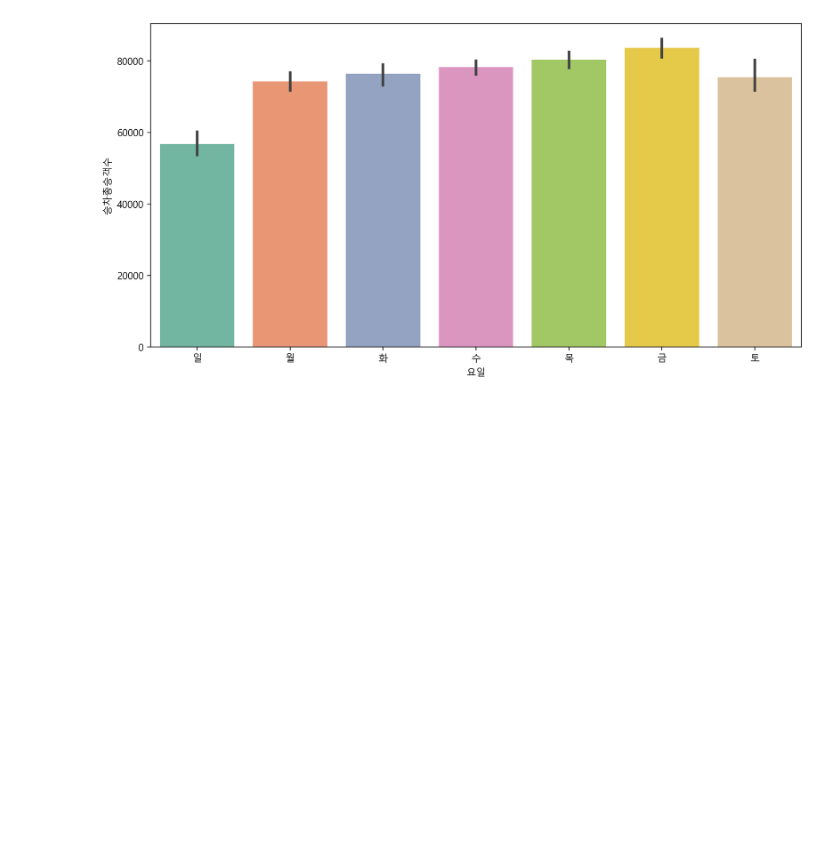
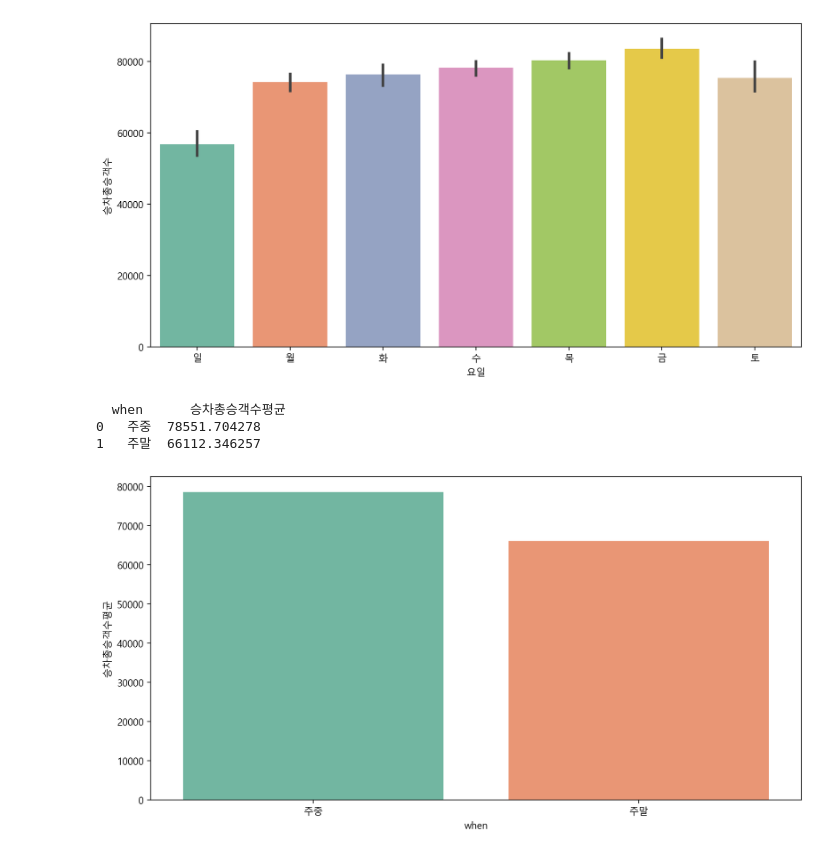
Before and after one commit to mizima1015/multi_semi_project, a Jupyter notebook: EDA/[시각화_000]_2호선잠실역.ipynb, the cells around one changed output. Saved outputs shown, nothing was run; the diff lists cells and outputs as text; code cells hidden in the pictures; blank space fills up the shorter version.

```diff
--- a/EDA/[시각화_000]_2호선잠실역.ipynb
+++ b/EDA/[시각화_000]_2호선잠실역.ipynb
@@ -223,3 +224,31 @@ sns.barplot(x = '요일',
 plt.show()
 # %% [output]
 [figure]
+# %%
+data = {
+    '요일': ['금', '목', '수', '월', '일', '토', '화'],
+    '승차총승객수평균': [83584.454545, 80272.272727, 78277.117647, 74244.941176, 56776.147059, 75448.545455, 76379.735294]
+}
+
+df = pd.DataFrame(data)
+df
+weekend_avg = (56776.147059 + 75448.545455) / 2
+weekday_avg = (83584.454545 + 80272.272727 + 78277.117647 + 74244.941176 + 76379.735294) / 5
+
+df_mean = {'when' : ['주중', '주말'], '승차총승객수평균' : [weekday_avg, weekend_avg]}
+result = pd.DataFrame(df_mean)
+print(result)
+# %% [output]
+  when      승차총승객수평균
+0   주중  78551.704278
+1   주말  66112.346257
+# %%
+# result = jsil_2.astype({'월' : 'int'})
+plt.figure(figsize = (12, 6))
+sns.barplot(x = 'when',
+            y = '승차총승객수평균',
+            data = result,
+            palette="Set2")
+plt.show()
+# %% [output]
+[figure, added]
```
Also changed, not shown: parts of 19 cells of this notebook.
